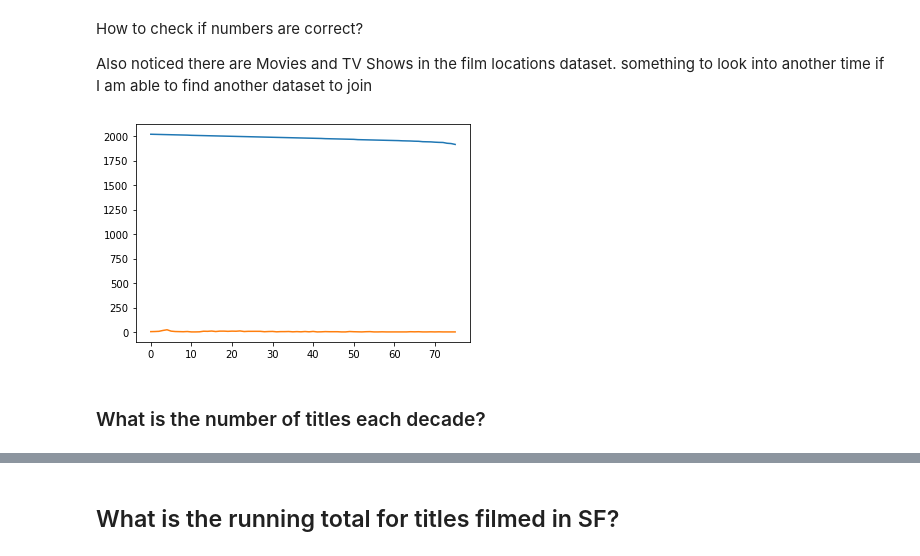
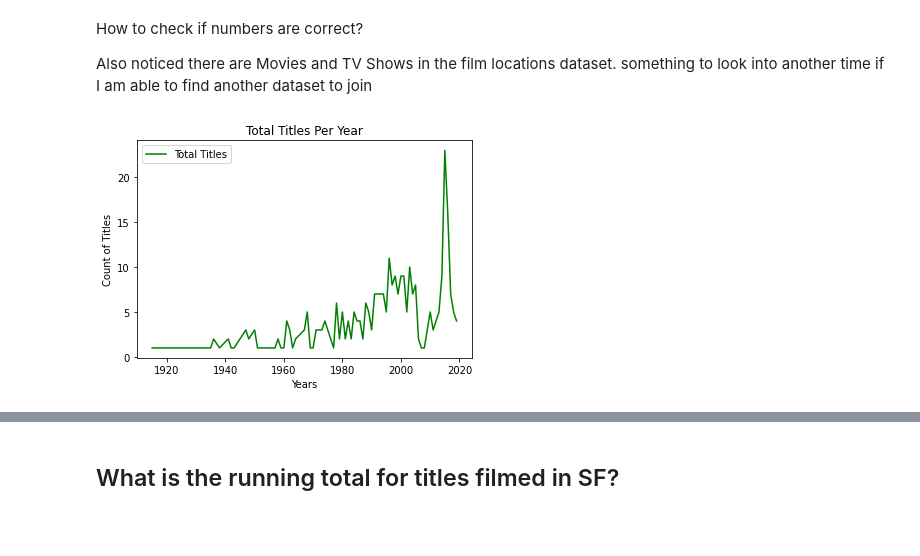
Before and after one commit to abeyp/sf-film-locations, a Jupyter notebook: sf_film_locations_analysis.ipynb, the cells around one changed output, grey strips where cells are left out. Saved outputs shown, nothing was run; the diff lists cells and outputs as text; code cells hidden in the pictures; blank space fills up the shorter version.

```diff
--- a/sf_film_locations_analysis.ipynb
+++ b/sf_film_locations_analysis.ipynb
@@ -133,13 +138,3 @@ count_per_year
 How to check if numbers are correct?
 
 Also noticed there are Movies and TV Shows in the film locations dataset. something to look into another time if I am able to find another dataset to join
-# %%
-## TODO: forgot matplotlib, please do later!
-  # visualize count of titles
-
-plt.plot(count_per_year)
-plt.show()
-# %% [output]
-[figure, removed]
-# %% [markdown]
-### What is the number of titles each decade?
@@ -147,0 +141,16 @@ plt.show()
+# %%
+#Vizualization for Count of titles
+
+#Plot data from columns
+plt.plot(count_per_year['release_year'], count_per_year['total_titles'],color='g', label='Total Titles')
+#plt.plot(ggb_count['release_year'], ggb_count['loc_count'], label='Golden Gate Bridge Locations Counts')
+
+#Name Title and Labels
+plt.xlabel('Years')
+plt.ylabel('Count of Titles')
+plt.title('Total Titles Per Year')
+
+plt.legend()
+plt.show()
+# %% [output]
+[figure, added]
```
Also changed, not shown: parts of 39 cells of this notebook.
